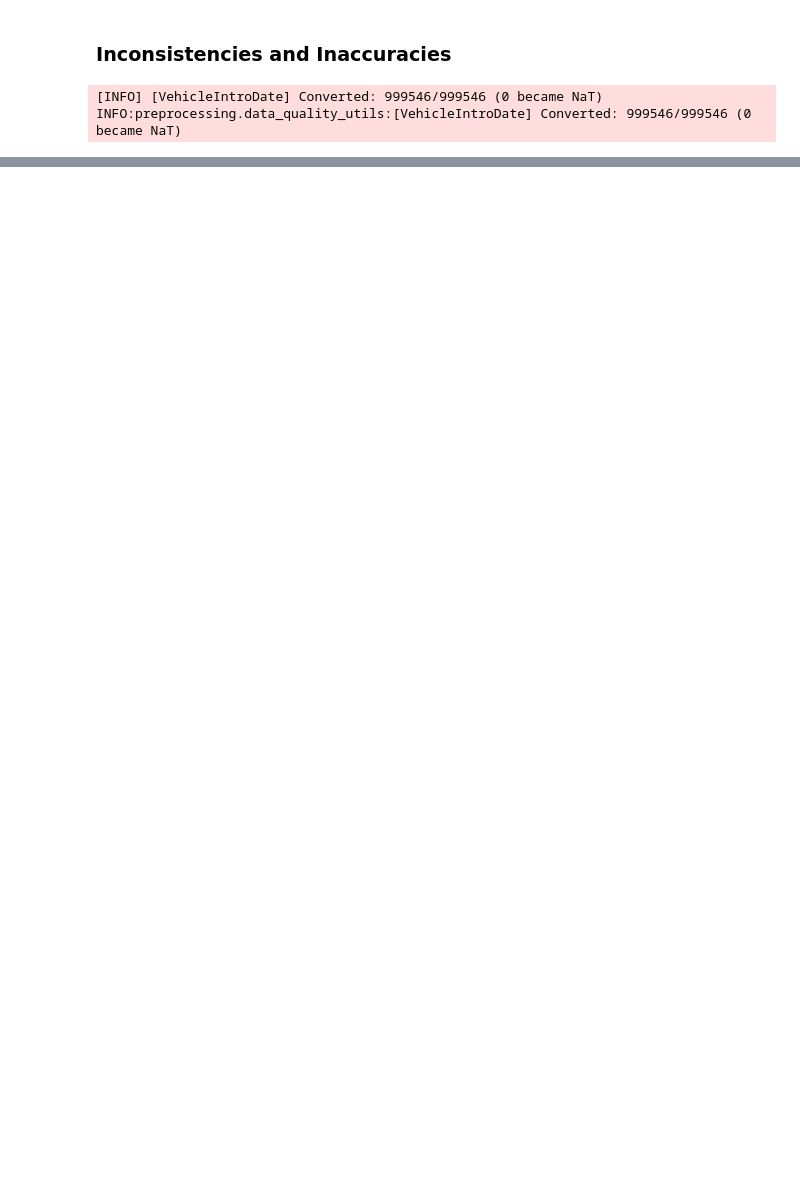
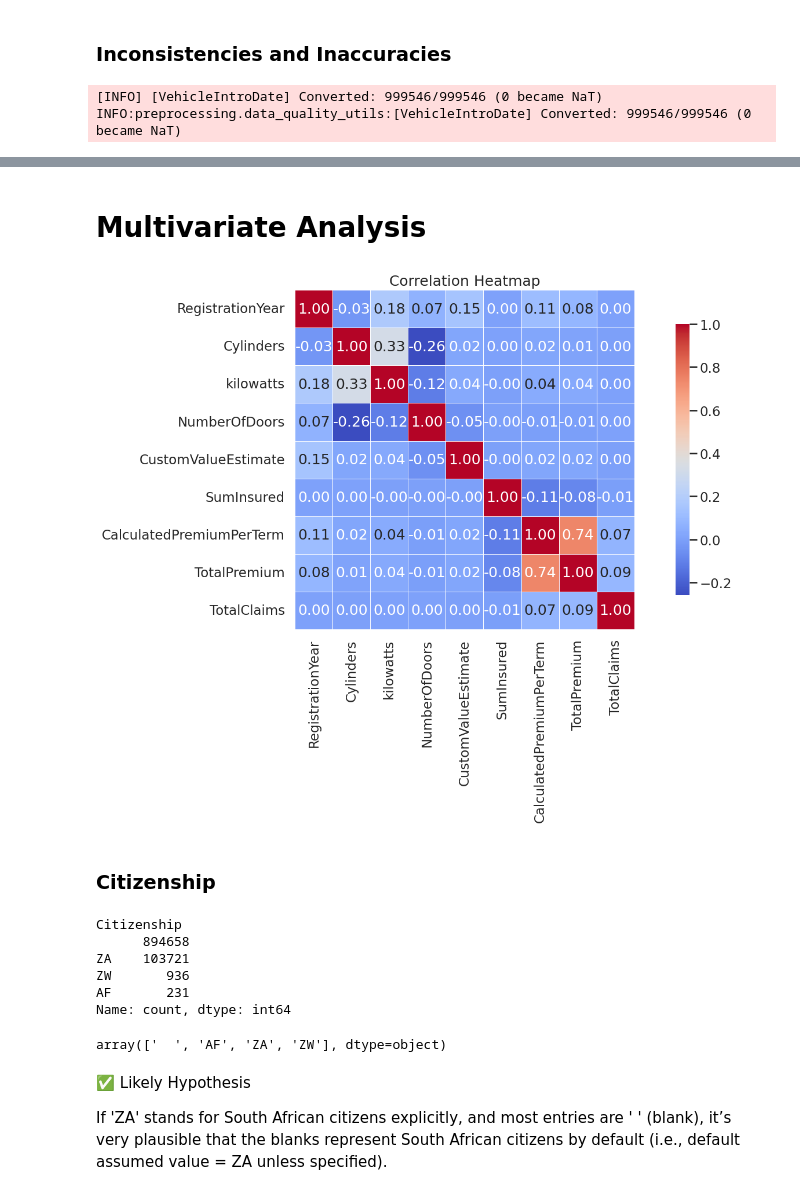
Before and after one commit to Teshager21/insurance-risk-modeling, a Jupyter notebook: notebooks/exploratory/eda_insurance.ipynb, the cells around one changed output, grey strips where cells are left out. Saved outputs shown, nothing was run; the diff lists cells and outputs as text; code cells hidden in the pictures; blank space fills up the shorter version.

```diff
--- a/notebooks/exploratory/eda_insurance.ipynb
+++ b/notebooks/exploratory/eda_insurance.ipynb
@@ -400,0 +596,15 @@ df.sample(5)
+# %% [markdown]
+# Multivariate Analysis
+# %%
+mva = MultivariateAnalysis(df)
+
+# Pair plot
+# mva.pairplot(features=['Cylinders','kilowatts','TotalClaims','SumInsured','CalculatedPremiumPerTerm'], hue="Province")
+# %%
+# Heatmap
+mva.correlation_heatmap(features=[
+       'RegistrationYear', 'Cylinders', 'kilowatts',
+       'NumberOfDoors', 'CustomValueEstimate', 'SumInsured',
+       'CalculatedPremiumPerTerm', 'TotalPremium', 'TotalClaims'])
+# %% [output]
+[figure, added]
@@ -400,0 +615,19 @@ df.sample(5)
+# %% [markdown]
+### Citizenship
+# %%
+df['Citizenship'].value_counts()
+# %% [output]
+Citizenship
+      894658
+ZA    103721
+ZW       936
+AF       231
+Name: count, dtype: int64
+# %%
+df['Citizenship'].unique()
+# %% [output]
+array(['  ', 'AF', 'ZA', 'ZW'], dtype=object)
+# %% [markdown]
+✅ Likely Hypothesis
+
+If 'ZA' stands for South African citizens explicitly, and most entries are ' ' (blank), it’s very plausible that the blanks represent South African citizens by default (i.e., default assumed value = ZA unless specified).
```
Also changed, not shown: parts of 47 cells of this notebook.
